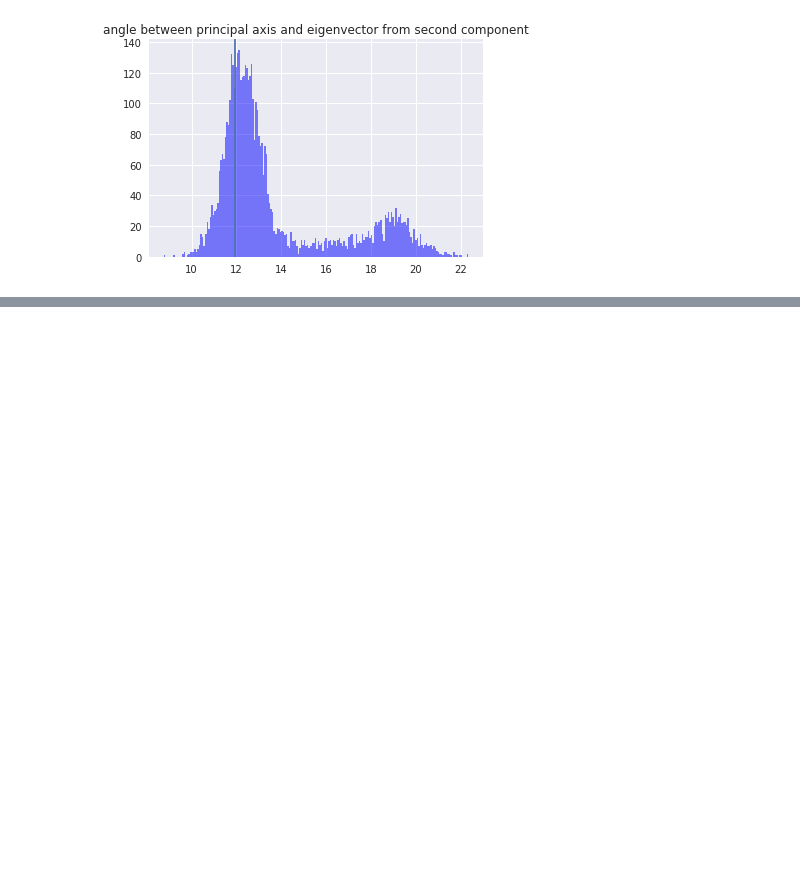
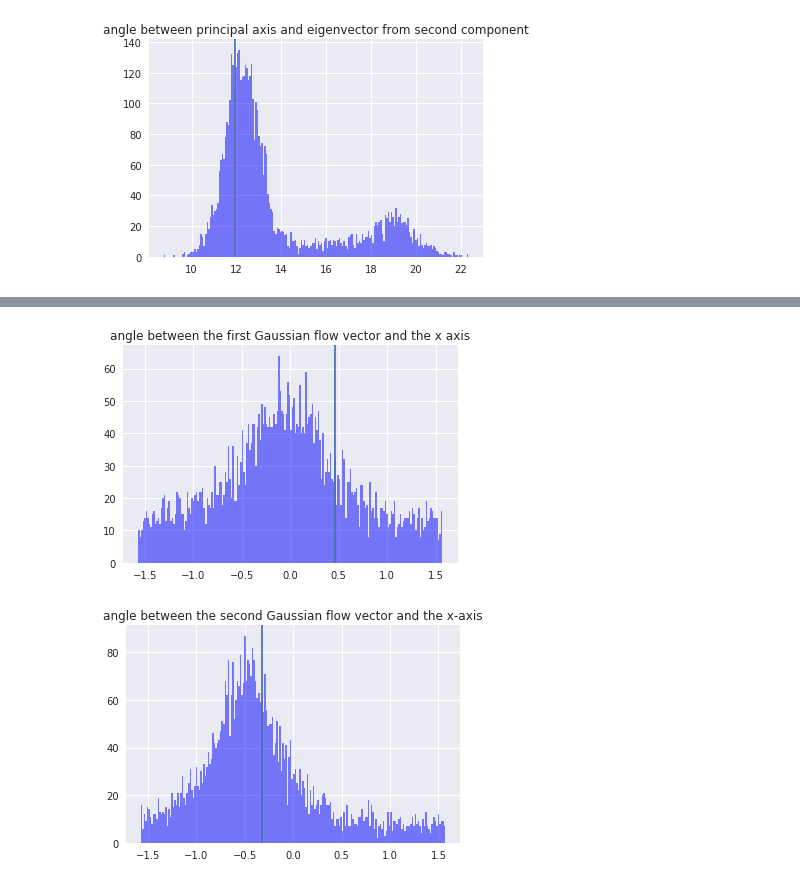
Before and after one commit to jaewshin/turchin, a Jupyter notebook: jupyter/bootstrap.ipynb, the cells around one changed output, grey strips where cells are left out. Drawn from its saved outputs; the diff is of its cells as text; code cells hidden in the pictures; blank space fills up the shorter version.

```diff
--- a/jupyter/bootstrap.ipynb
+++ b/jupyter/bootstrap.ipynb
@@ -366,0 +610,23 @@ plt.close()
+# %%
+angle1 = [float(i) for i in angle1]
+angle2 = [float(i) for i in angle2]
+
+# plot the histogram for eigenvalues and angles
+num_bins = 200
+
+# angle between PC and the first component
+n, bins, patches = plt.hist(angle1, num_bins, facecolor='blue', alpha=0.5)
+plt.title('angle between the first Gaussian flow vector and the x axis')
+plt.axvline(x=ang1)
+plt.show()
+plt.close()
+
+# angle between PC and the second component
+n, bins, patches = plt.hist(angle2, num_bins, facecolor='blue', alpha=0.5)
+plt.title('angle between the second Gaussian flow vector and the x-axis')
+plt.axvline(x=ang2)
+plt.show()
+plt.close()
+# %% [output]
+[figure, added]
+[figure, added]
```
Also changed, not shown: parts of 8 cells of this notebook, 1 other file.
